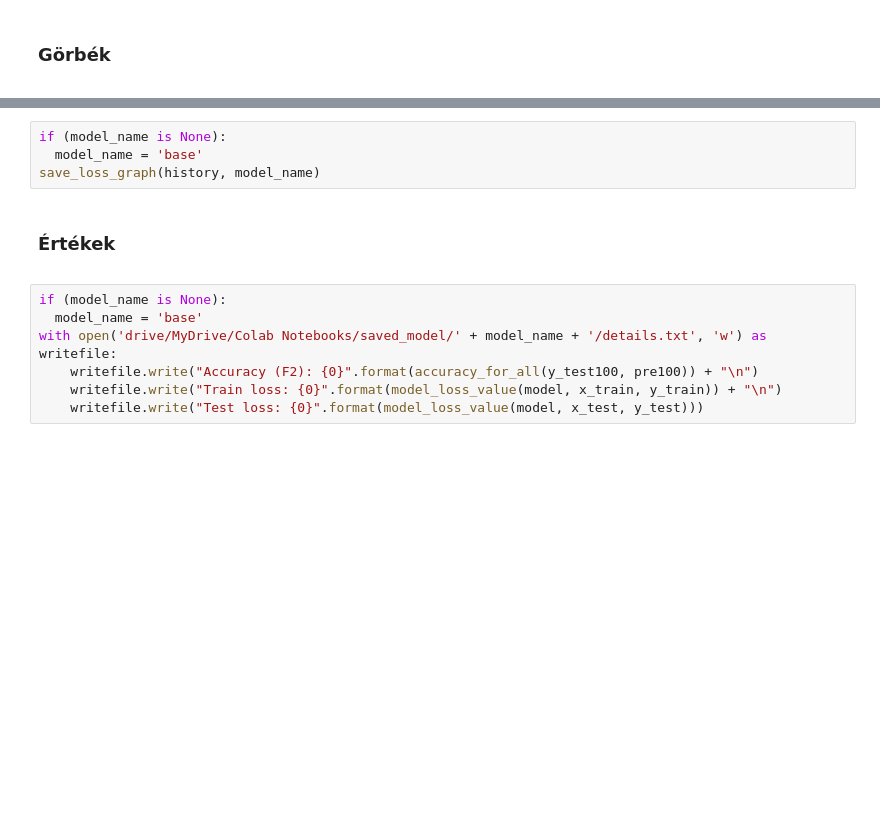
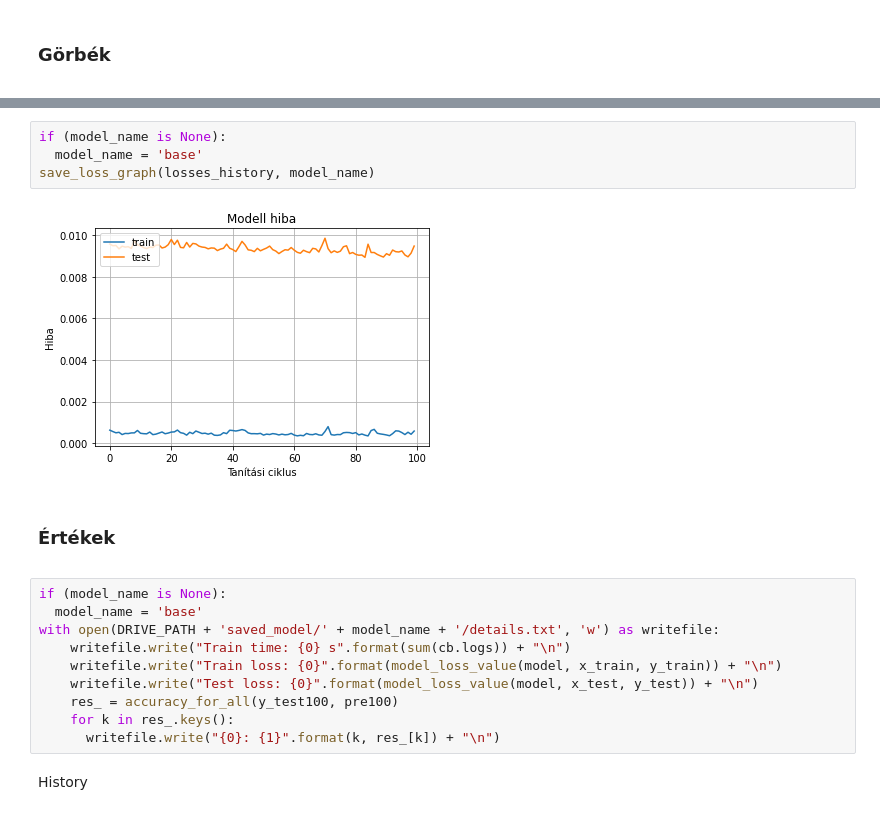
Before and after one commit to CsonVass/raman, a Jupyter notebook: DissolutionFromRaman.ipynb, the cells around one changed output, grey strips where cells are left out. Saved outputs shown, nothing was run; the diff lists cells and outputs as text; blank space fills up the shorter version.

Commit message:
Létrehozva a Colaboratory használatával

```diff
--- a/DissolutionFromRaman.ipynb
+++ b/DissolutionFromRaman.ipynb
@@ -355,7 +653,9 @@ save_results_graph(time, y_test100, pre100, model_name)
 # %%
 if (model_name is None):
   model_name = 'base'
-save_loss_graph(history, model_name)
+save_loss_graph(losses_history, model_name)
+# %% [output]
+[figure, added]
 # %% [markdown]
 <div class="markdown-google-sans">
 
@@ -364,7 +664,12 @@ save_loss_graph(history, model_name)
 # %%
 if (model_name is None):
   model_name = 'base'
-with open('drive/MyDrive/Colab Notebooks/saved_model/' + model_name + '/details.txt', 'w') as writefile:
-    writefile.write("Accuracy (F2): {0}".format(accuracy_for_all(y_test100, pre100)) + "\n")
+with open(DRIVE_PATH + 'saved_model/' + model_name + '/details.txt', 'w') as writefile:
+    writefile.write("Train time: {0} s".format(sum(cb.logs)) + "\n")
     writefile.write("Train loss: {0}".format(model_loss_value(model, x_train, y_train)) + "\n")
-    writefile.write("Test loss: {0}".format(model_loss_value(model, x_test, y_test)))
+    writefile.write("Test loss: {0}".format(model_loss_value(model, x_test, y_test)) + "\n")
+    res_ = accuracy_for_all(y_test100, pre100)
+    for k in res_.keys():
+      writefile.write("{0}: {1}".format(k, res_[k]) + "\n")
+# %% [markdown]
+History
```
Also changed, not shown: parts of 39 cells of this notebook.
